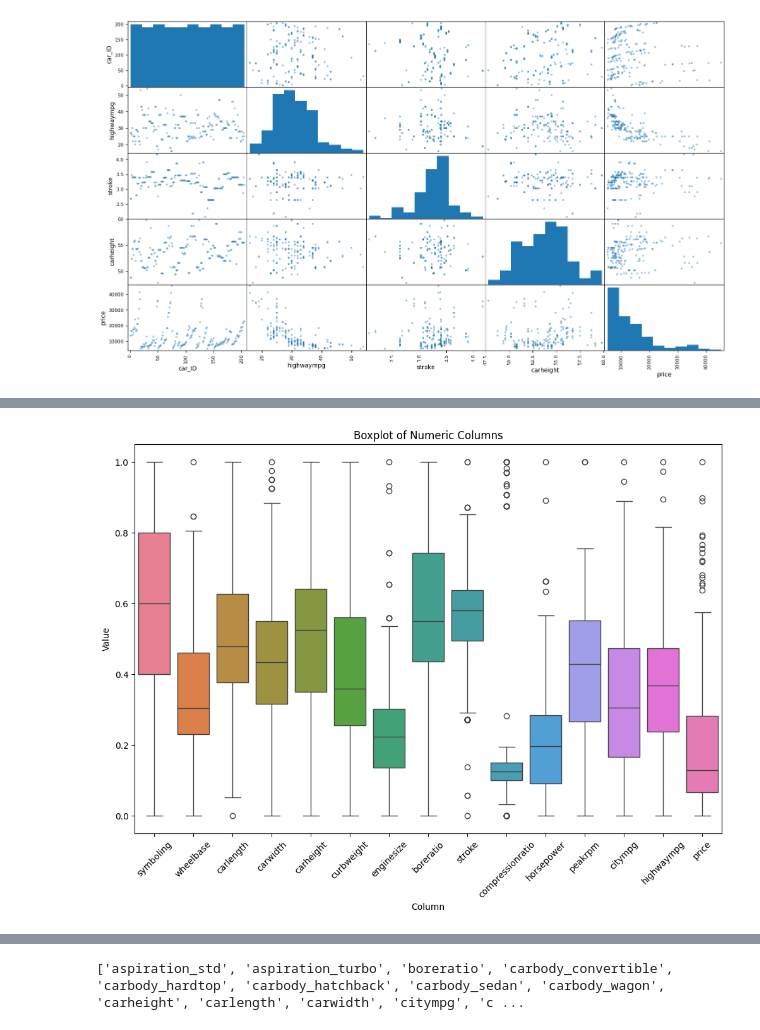
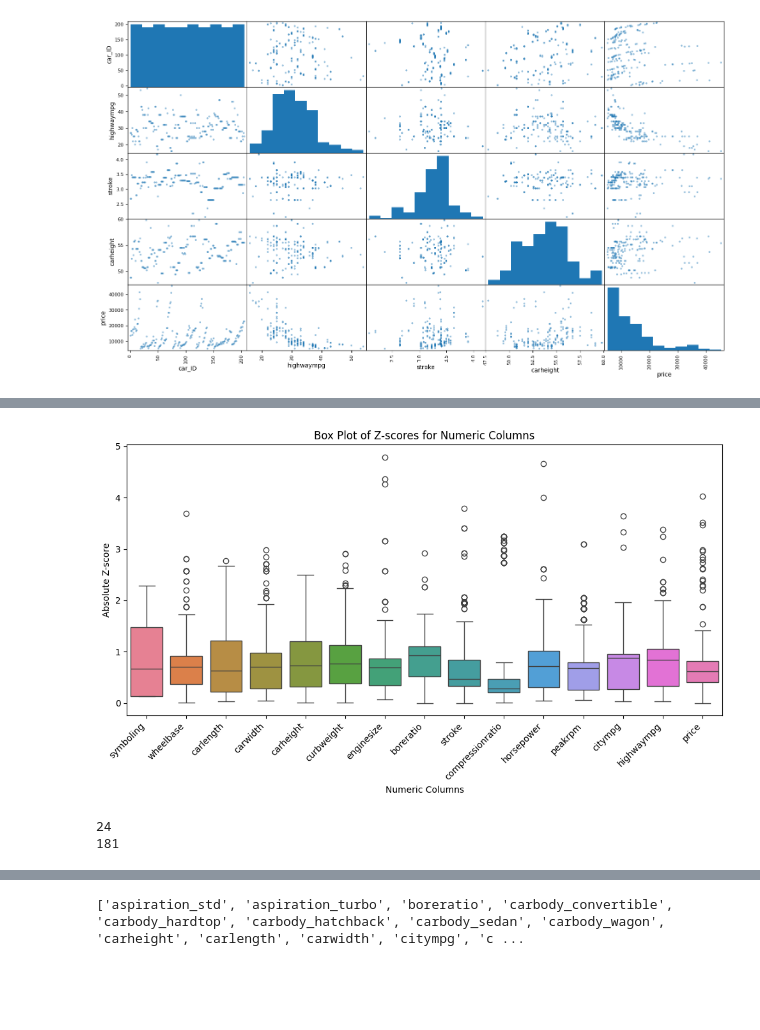
Before and after one commit to jonamadk/scaling-ML-journey, a Jupyter notebook: lab-01/Lab1.ipynb, the cells around one changed output, grey strips where cells are left out. Cells and saved outputs as stored; diff of their text form; code cells hidden in the pictures; blank space fills up the shorter version.

Commit message:
Add z-score

```diff
--- a/lab-01/Lab1.ipynb
+++ b/lab-01/Lab1.ipynb
@@ -350,25 +341,63 @@ Name: price, dtype: float64
 # %%
 from sklearn.preprocessing import MinMaxScaler
 import matplotlib.pyplot as plt
+from scipy import stats
 
 # Extract numeric columns
+# numeric_columns = car_dataframe.select_dtypes(include=['number'])
+
+# # Apply Min-Max scaling to numeric columns
+# scaler = MinMaxScaler()
+# scaled_numeric_columns = scaler.fit_transform(numeric_columns)
+# scaled_numeric_df = pd.DataFrame(scaled_numeric_columns, columns=numeric_columns.columns)
+
+import matplotlib.pyplot as plt
+import seaborn as sns
+from scipy import stats
+
+# Assuming 'car_dataframe' contains your DataFrame
+
+# Compute Z-scores for numeric columns
 numeric_columns = car_dataframe.select_dtypes(include=['number'])
+z_scores = stats.zscore(numeric_columns)
 
-# Apply Min-Max scaling to numeric columns
-scaler = MinMaxScaler()
-scaled_numeric_columns = scaler.fit_transform(numeric_columns)
-scaled_numeric_df = pd.DataFrame(scaled_numeric_columns, columns=numeric_columns.columns)
+# Create a DataFrame of absolute Z-scores
+abs_z_scores_df = pd.DataFrame(np.abs(z_scores), columns=numeric_columns.columns)
+
+# Plot box plot for Z-scores of each numeric column
+plt.figure(figsize=(10, 6))
+sns.boxplot(data=abs_z_scores_df)
+plt.title('Box Plot of Z-scores for Numeric Columns')
+plt.xlabel('Numeric Columns')
+plt.ylabel('Absolute Z-score')
+plt.xticks(rotation=45, ha='right')
+plt.tight_layout()
+plt.show()
 
 
 
-# Draw boxplot to identify outliers with custom color
-plt.figure(figsize=(12, 8))
-sns.boxplot(data=scaled_numeric_df)
-plt.title('Boxplot of Numeric Columns')
-plt.xlabel('Column')
-plt.ylabel('Value')
-plt.xticks(rotation=45)
-plt.show()
+# # Draw boxplot to identify outliers with custom color
+# plt.figure(figsize=(12, 8))
+# sns.boxplot(data=scaled_numeric_df)
+# plt.title('Boxplot of Numeric Columns')
+# plt.xlabel('Column')
+# plt.ylabel('Value')
+# plt.xticks(rotation=45)
+# plt.show()
+
+
+# Calculate Z-scores
+z_scores = stats.zscore(numeric_columns)
+abs_z_scores = np.abs(z_scores)
+
+# Identify rows with outliers
+outlier_rows = (abs_z_scores > 3).any(axis=1)
+print(car_dataframe[outlier_rows].shape[0])
+# Remove rows with outliers
+car_dataframe_not = car_dataframe[~outlier_rows]
+print(car_dataframe_not.shape[0])
 # %% [output]
-[figure, old version]
+[figure, new version]
+24
+181
 # %%
```
Also changed, not shown: parts of 7 cells of this notebook, 1 other file.
